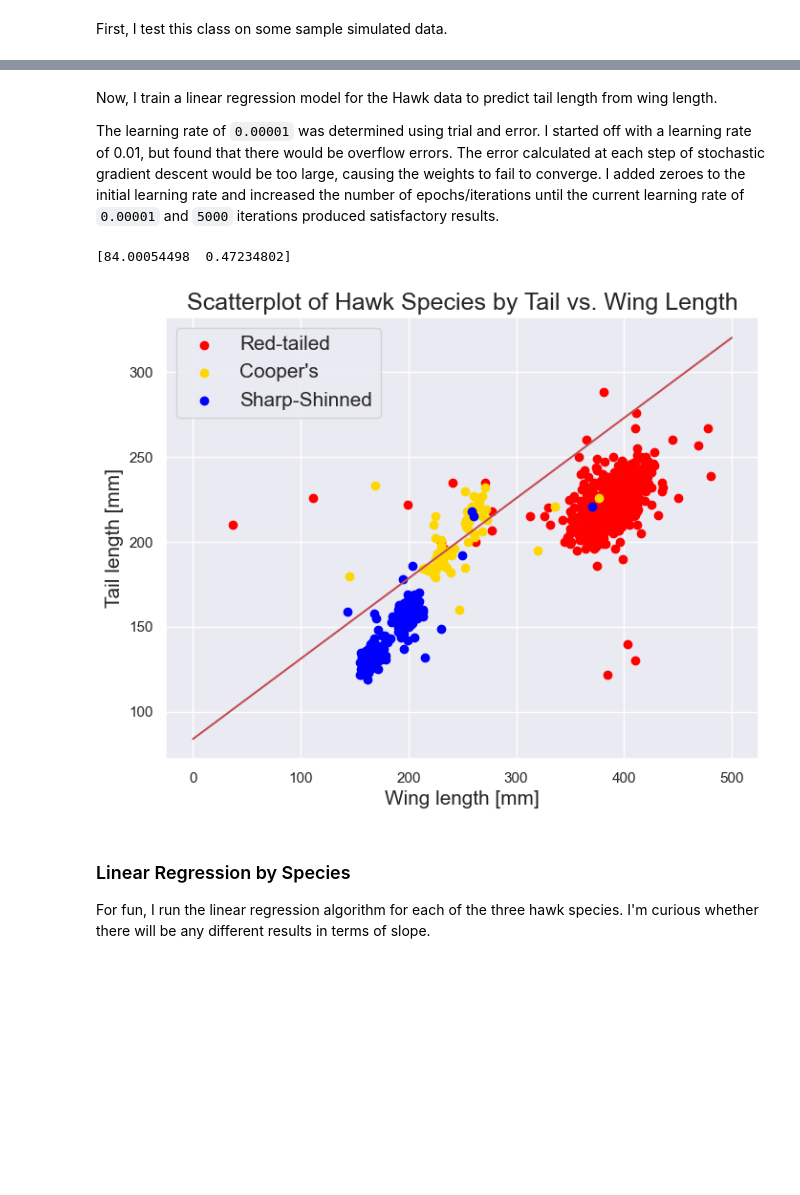
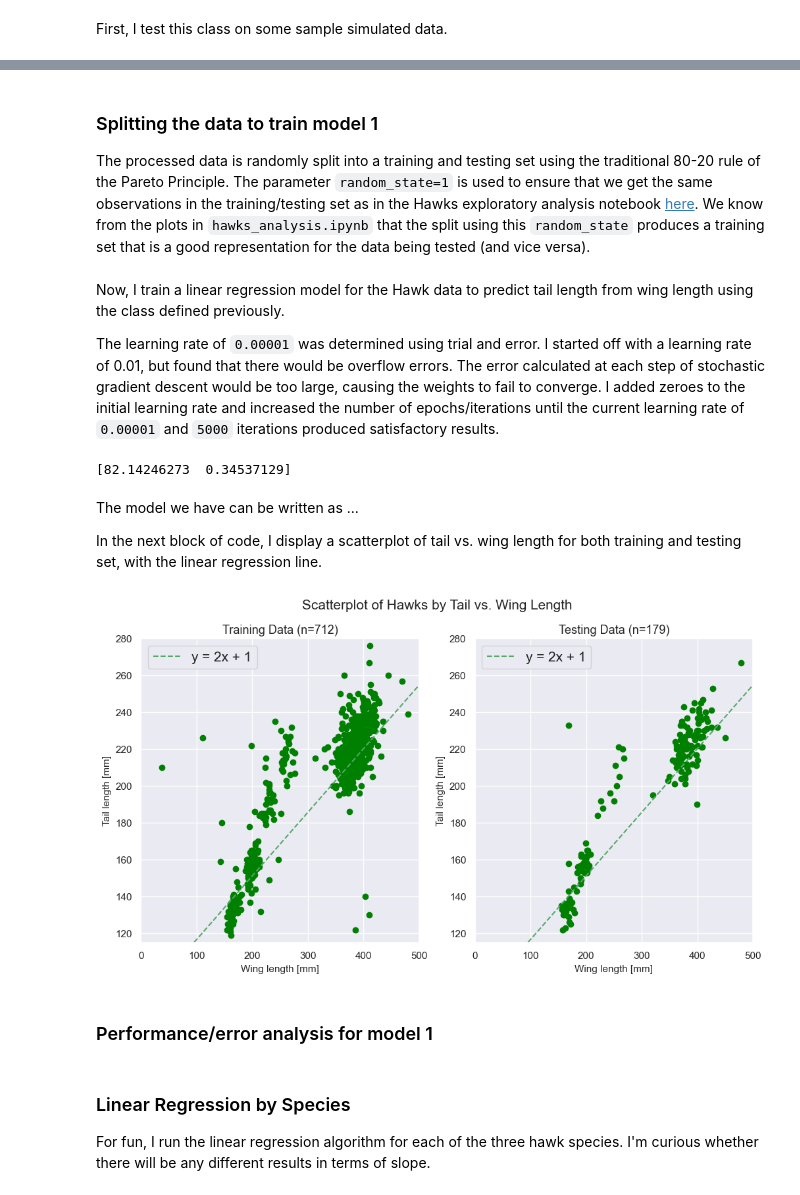
Before and after one commit to kary5678/INDE-577, a Jupyter notebook: supervised-learning/linear_regression/linear_regression.ipynb, the cells around one changed output, grey strips where cells are left out. Cells and saved outputs as stored; diff of their text form; code cells hidden in the pictures; blank space fills up the shorter version.

```diff
--- a/supervised-learning/linear_regression/linear_regression.ipynb
+++ b/supervised-learning/linear_regression/linear_regression.ipynb
@@ -135,36 +133,59 @@ print(lin_model.weights) # prints the model parameters
+# %% [markdown]
+### Splitting the data to train model 1
+
+The processed data is randomly split into a training and testing set using the traditional 80-20 rule of the Pareto Principle. The parameter `random_state=1` is used to ensure that we get the same observations in the training/testing set as in the Hawks exploratory analysis notebook [here](https://github.com/kary5678/INDE-577/blob/main/Data/hawks_analysis.ipynb). We know from the plots in `hawks_analysis.ipynb` that the split using this `random_state` produces a training set that is a good representation for the data being tested (and vice versa).
+# %%
+# Set up predictors matrix (X) and response vector (y)
+X = hawks[["Wing"]].to_numpy()
+y = hawks["Tail"].to_numpy()
+
+X_train, X_test, y_train, y_test = train_test_split(X, y, test_size=0.20, random_state=1)
 # %% [markdown]
-Now, I train a linear regression model for the Hawk data to predict tail length from wing length.
+Now, I train a linear regression model for the Hawk data to predict tail length from wing length using the class defined previously.
 
 The learning rate of `0.00001` was determined using trial and error. I started off with a learning rate of 0.01, but found that there would be overflow errors. The error calculated at each step of stochastic gradient descent would be too large, causing the weights to fail to converge. I added zeroes to the initial learning rate and increased the number of epochs/iterations until the current learning rate of `0.00001` and `5000` iterations produced satisfactory results.
 # %%
 tail_model = LinearRegression()
-tail_model.train(np.array(df[["Wing"]]), np.array(df.Tail), 0.00001, 5000)
+tail_model.train(X_train, y_train, 0.00001, 5000)
 
 print(tail_model.weights) # prints the model parameters
 # %% [output]
-[84.00054498  0.47234802]
+[82.14246273  0.34537129]
-# %%
-# Produce a scatterplot of tail vs. wing length, color-coded by hawk species
-RT = df[df.Species == "RT"]
-CH = df[df.Species == "CH"]
-SS = df[df.Species == "SS"]
-
-plt.figure(figsize = (8, 6))
-plt.scatter(RT.Wing, RT.Tail, color = "red", label = "Red-tailed")
-plt.scatter(CH.Wing, CH.Tail, color = "gold", label = "Cooper's")
-plt.scatter(SS.Wing, SS.Tail, color = "blue", label = "Sharp-Shinned")
-plt.title("Scatterplot of Hawk Species by Tail vs. Wing Length", fontsize = 18)
-plt.xlabel("Wing length [mm]", fontsize = 15)
-plt.ylabel("Tail length [mm]", fontsize = 15)
-plt.legend(fontsize = 15, loc = "upper left")
-
-x = np.linspace(0,500,100)
-y = tail_model.weights[0] + tail_model.weights[1]*x
-plt.plot(x, y, '-r', label='y=2x+1')
-
-plt.show()
-# %% [output]
-[figure, removed]
+# %% [markdown]
+The model we have can be written as ...
+
+In the next block of code, I display a scatterplot of tail vs. wing length for both training and testing set, with the linear regression line.
+# %%
+# Obtain the linear regression line
+x = np.linspace(0,500,100)
+y = tail_model.weights[0] + tail_model.weights[1]*x
+
+fig, (ax1, ax2) = plt.subplots(1, 2, figsize=(12,6))
+fig.suptitle("Scatterplot of Hawks by Tail vs. Wing Length", fontsize = 15)
+# Plot the training set
+ax1.set_xlim((0, 500))
+ax1.set_ylim((115, 280))
+ax1.scatter(X_train, y_train, color = "green")
+ax1.set_xlabel("Wing length [mm]", fontsize = 11)
+ax1.set_ylabel("Tail length [mm]", fontsize = 11)
+ax1.set_title("Training Data (n=712)", fontsize = 13)
+ax1.plot(x, y, '--g', label='y = 2x + 1')
+ax1.legend(fontsize = 15, loc = "upper left")
+
+# Plot the testing set
+ax2.set_xlim((0, 500))
+ax2.set_ylim((115, 280))
+ax2.scatter(X_test, y_test, color = "green")
+ax2.set_xlabel("Wing length [mm]", fontsize = 11)
+ax2.set_ylabel("Tail length [mm]", fontsize = 11)
+ax2.set_title("Testing Data (n=179)", fontsize = 13)
+ax2.plot(x, y, '--g', label='y = 2x + 1')
+ax2.legend(fontsize = 15, loc = "upper left")
+plt.show()
+# %% [output]
+[figure, added]
+# %% [markdown]
+### Performance/error analysis for model 1
 # %% [markdown]
 ### Linear Regression by Species
 
```
Also changed, not shown: parts of 12 cells of this notebook.
